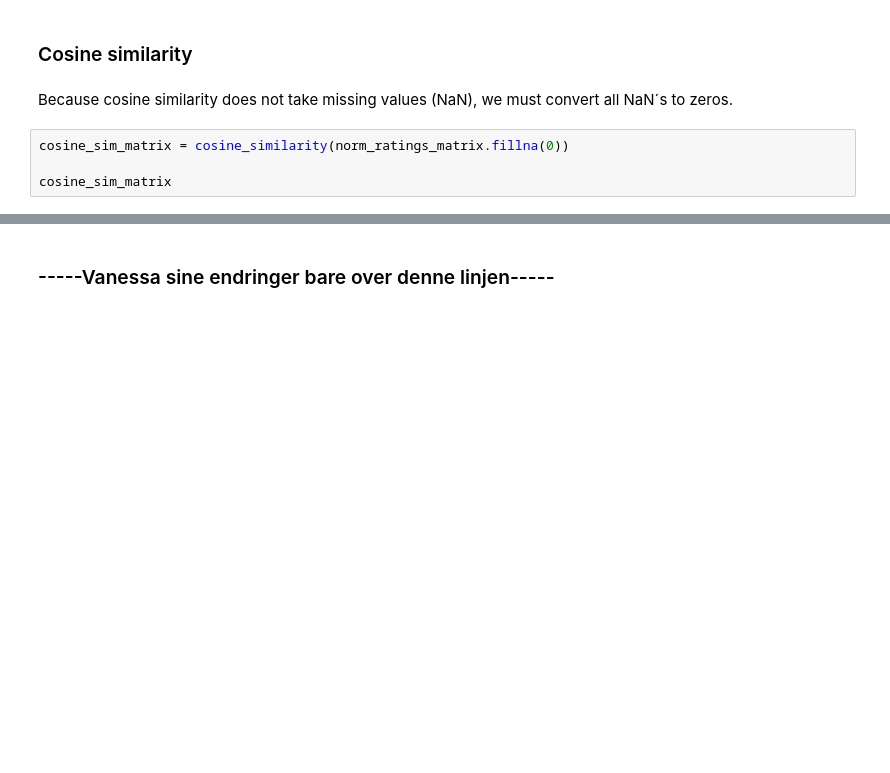
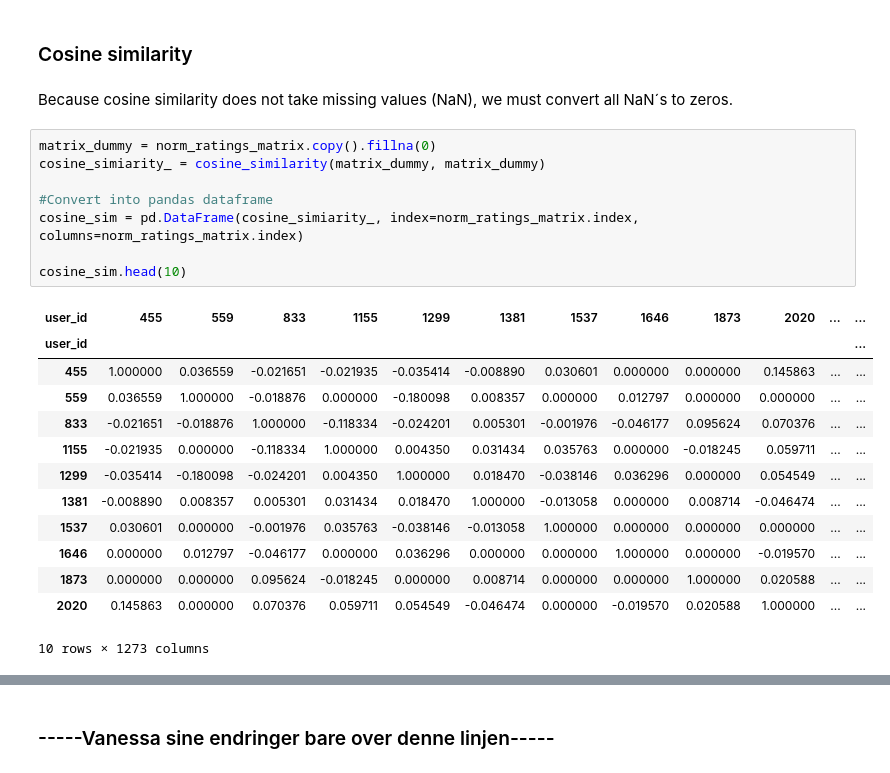
Before and after one commit to snorrealv/info345_semester_assignment, a Jupyter notebook: basic_recommender.ipynb, the cells around one changed output, grey strips where cells are left out. Cells and saved outputs as stored; diff of their text form; blank space fills up the shorter version.

```diff
--- a/basic_recommender.ipynb
+++ b/basic_recommender.ipynb
@@ -438,7 +354,25 @@ The average movie rating for user 455 is 4.25
 ### Cosine similarity
 # %% [markdown]
 Because cosine similarity does not take missing values (NaN), we must convert all NaN´s to zeros.
-# %%
-cosine_sim_matrix = cosine_similarity(norm_ratings_matrix.fillna(0))
-
-cosine_sim_matrix
+# %%
+matrix_dummy = norm_ratings_matrix.copy().fillna(0)
+cosine_simiarity_ = cosine_similarity(matrix_dummy, matrix_dummy)
+
+#Convert into pandas dataframe
+cosine_sim = pd.DataFrame(cosine_simiarity_, index=norm_ratings_matrix.index, columns=norm_ratings_matrix.index)
+
+cosine_sim.head(10)
+# %% [output]
+| user_id | 455 | 559 | 833 | 1155 | 1299 | 1381 | 1537 | 1646 | 1873 | 2020 | ... | ... |
+| user_id |  |  |  |  |  |  |  |  |  |  |  | ... |
+| 455 | 1.000000 | 0.036559 | -0.021651 | -0.021935 | -0.035414 | -0.008890 | 0.030601 | 0.000000 | 0.000000 | 0.145863 | ... | ... |
+| 559 | 0.036559 | 1.000000 | -0.018876 | 0.000000 | -0.180098 | 0.008357 | 0.000000 | 0.012797 | 0.000000 | 0.000000 | ... | ... |
+| 833 | -0.021651 | -0.018876 | 1.000000 | -0.118334 | -0.024201 | 0.005301 | -0.001976 | -0.046177 | 0.095624 | 0.070376 | ... | ... |
+| 1155 | -0.021935 | 0.000000 | -0.118334 | 1.000000 | 0.004350 | 0.031434 | 0.035763 | 0.000000 | -0.018245 | 0.059711 | ... | ... |
+| 1299 | -0.035414 | -0.180098 | -0.024201 | 0.004350 | 1.000000 | 0.018470 | -0.038146 | 0.036296 | 0.000000 | 0.054549 | ... | ... |
+| 1381 | -0.008890 | 0.008357 | 0.005301 | 0.031434 | 0.018470 | 1.000000 | -0.013058 | 0.000000 | 0.008714 | -0.046474 | ... | ... |
+| 1537 | 0.030601 | 0.000000 | -0.001976 | 0.035763 | -0.038146 | -0.013058 | 1.000000 | 0.000000 | 0.000000 | 0.000000 | ... | ... |
+| 1646 | 0.000000 | 0.012797 | -0.046177 | 0.000000 | 0.036296 | 0.000000 | 0.000000 | 1.000000 | 0.000000 | -0.019570 | ... | ... |
+| 1873 | 0.000000 | 0.000000 | 0.095624 | -0.018245 | 0.000000 | 0.008714 | 0.000000 | 0.000000 | 1.000000 | 0.020588 | ... | ... |
+| 2020 | 0.145863 | 0.000000 | 0.070376 | 0.059711 | 0.054549 | -0.046474 | 0.000000 | -0.019570 | 0.020588 | 1.000000 | ... | ... |
+10 rows × 1273 columns
```
Also changed, not shown: parts of 25 cells of this notebook.
